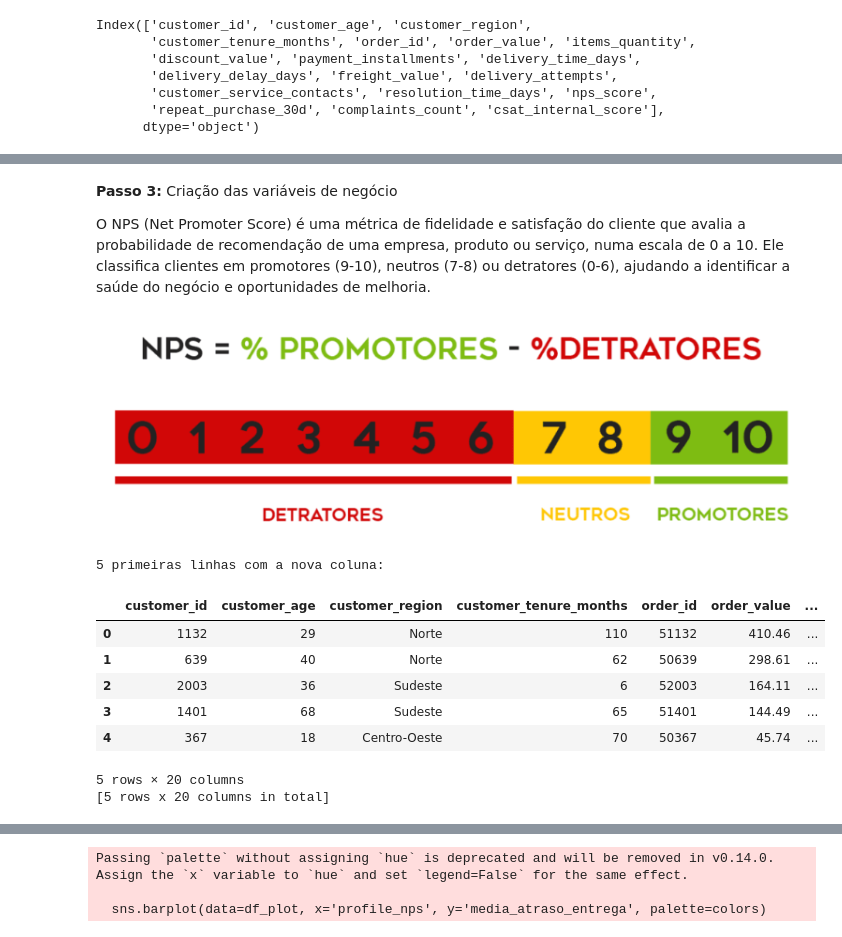
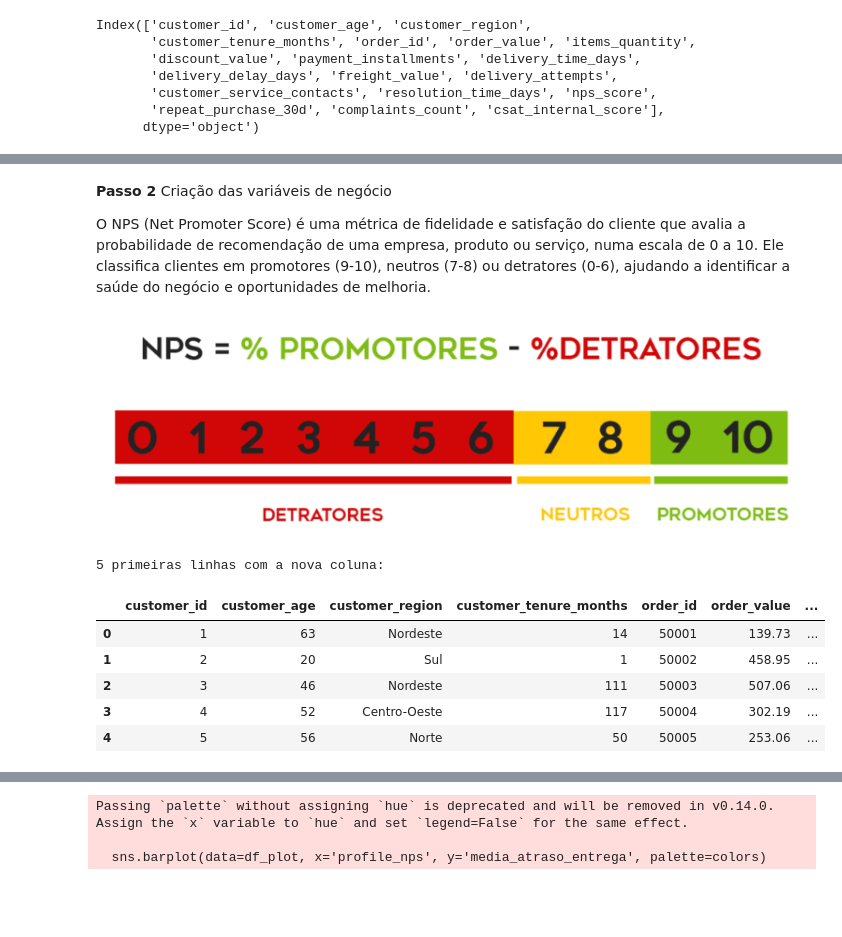
Before and after one commit to vanessahay/1IAST-TechChallenge, a Jupyter notebook: Notebook/01_eda_csv_toPandas.ipynb, the cells around one changed output, grey strips where cells are left out. Drawn from its saved outputs; the diff is of its cells as text; code cells hidden in the pictures; blank space fills up the shorter version.

```diff
--- a/Notebook/01_eda_csv_toPandas.ipynb
+++ b/Notebook/01_eda_csv_toPandas.ipynb
@@ -65,19 +21,0 @@ df
-# %%
-# sql_engine: bigquery
-# output_variable: df
-# output_mode: table
-# start _sql
-_sql = """
---O que mais gera detratores? (Análise de Atrito)
-
-SELECT
-    CASE WHEN nps_score <= 6 THEN 'Detrator' ELSE 'Outros' END AS categoria,
-    ROUND(AVG(customer_service_contacts), 2) AS media_contatos_suporte,
-    ROUND(AVG(complaints_count), 2) AS media_reclamacoes,
-    ROUND(AVG(delivery_delay_days), 2) AS media_dias_atraso_entrega
-FROM `vanehay.1IAST.desafio_nps_fase_1`
-GROUP BY 1;
-""" # end _sql
-from google.colab.sql import bigquery as _bqsqlcell
-df = _bqsqlcell.run(_sql)
-df
@@ -109,7 +65,8 @@ table_ref = f"{PROJECT_ID}.{DATASET_ID}.{TABLE_NAME}"
 # %%
-# Carregamento de dados utilizando a biblioteca bigframe similar ao pandas
-df_full_nps = bpd.read_gbq(table_ref)
+# Carregamento de dados utilizando a biblioteca pandas
+df_full_nps = pd.read_csv('../Data/desafio_nps_fase_1.csv', sep=None, engine='python')
 df_full_nps.head()
+
 
 print("Quantidade de linhas e colunas do dataframe:")
 print(df_full_nps.shape)
@@ -175,5 +148,5 @@ Resumo estatístico do dataframe
 # %% [markdown]
-**Passo 3:** Criação das variáveis de negócio
+**Passo 2** Criação das variáveis de negócio
 
 O NPS (Net Promoter Score) é uma métrica de fidelidade e satisfação do cliente que avalia a probabilidade de recomendação de uma empresa, produto ou serviço, numa escala de 0 a 10. Ele classifica clientes em promotores (9-10), neutros (7-8) ou detratores (0-6), ajudando a identificar a saúde do negócio e oportunidades de melhoria.
 
@@ -181,32 +154,30 @@ O NPS (Net Promoter Score) é uma métrica de fidelidade e satisfação do clien
 # %%
 # A funçao categorizar_nps classifica cada cliente da base de acordo
 #  com a métrica oficial.
 
 def categorizar_nps(df):
     """Categoriza o NPS com base na coluna nps_score."""
     score = df['nps_score']
 
-    perfil = bpd.Series("Detrator", index=df.index)
+    perfil = pd.Series("Detrator", index=df.index)
 
     return perfil.case_when([
         (score >= 9, "Promotor"),
         (score >= 7, "Neutro")
     ])
 
 
 df_full_nps['profile_nps'] = categorizar_nps(df_full_nps)
 print("5 primeiras linhas com a nova coluna: ")
 df_full_nps.head()
 # %% [output]
 5 primeiras linhas com a nova coluna:
 |  | customer_id | customer_age | customer_region | customer_tenure_months | order_id | order_value | ... |
-| 0 | 1132 | 29 | Norte | 110 | 51132 | 410.46 | ... |
-| 1 | 639 | 40 | Norte | 62 | 50639 | 298.61 | ... |
-| 2 | 2003 | 36 | Sudeste | 6 | 52003 | 164.11 | ... |
-| 3 | 1401 | 68 | Sudeste | 65 | 51401 | 144.49 | ... |
-| 4 | 367 | 18 | Centro-Oeste | 70 | 50367 | 45.74 | ... |
+| 0 | 1 | 63 | Nordeste | 14 | 50001 | 139.73 | ... |
+| 1 | 2 | 20 | Sul | 1 | 50002 | 458.95 | ... |
+| 2 | 3 | 46 | Nordeste | 111 | 50003 | 507.06 | ... |
+| 3 | 4 | 52 | Centro-Oeste | 117 | 50004 | 302.19 | ... |
+| 4 | 5 | 56 | Norte | 50 | 50005 | 253.06 | ... |
-5 rows × 20 columns
-[5 rows x 20 columns in total]
 # %%
 print("Distribuição da base de dados")
 df_full_nps.profile_nps.value_counts()
```
Also changed, not shown: parts of 23 cells of this notebook.
